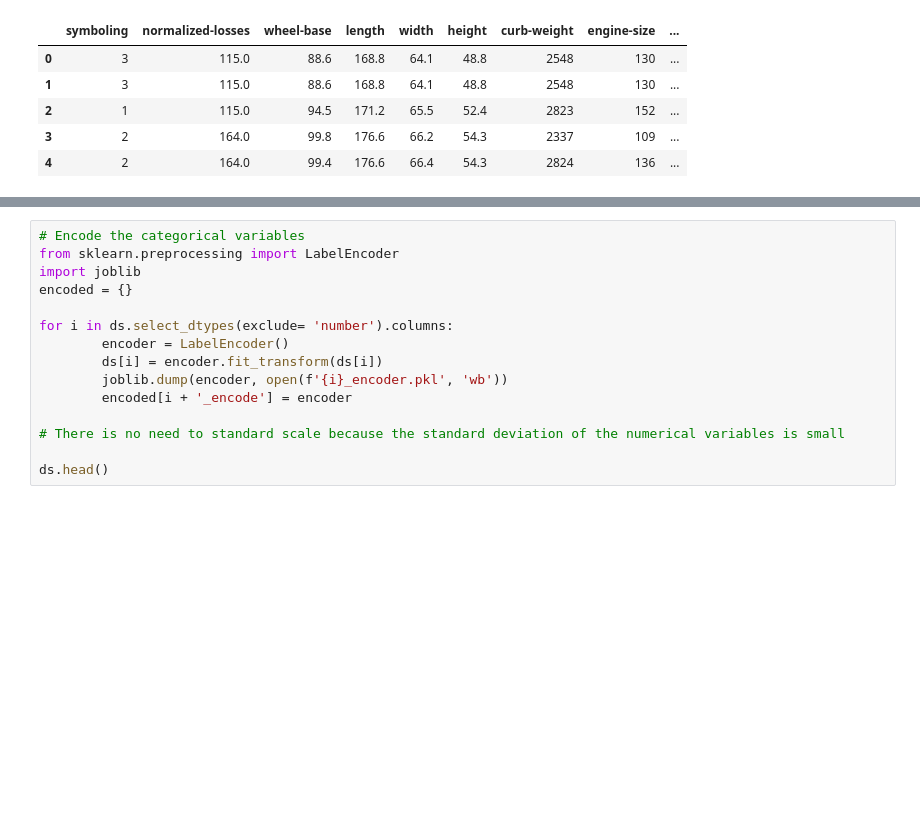
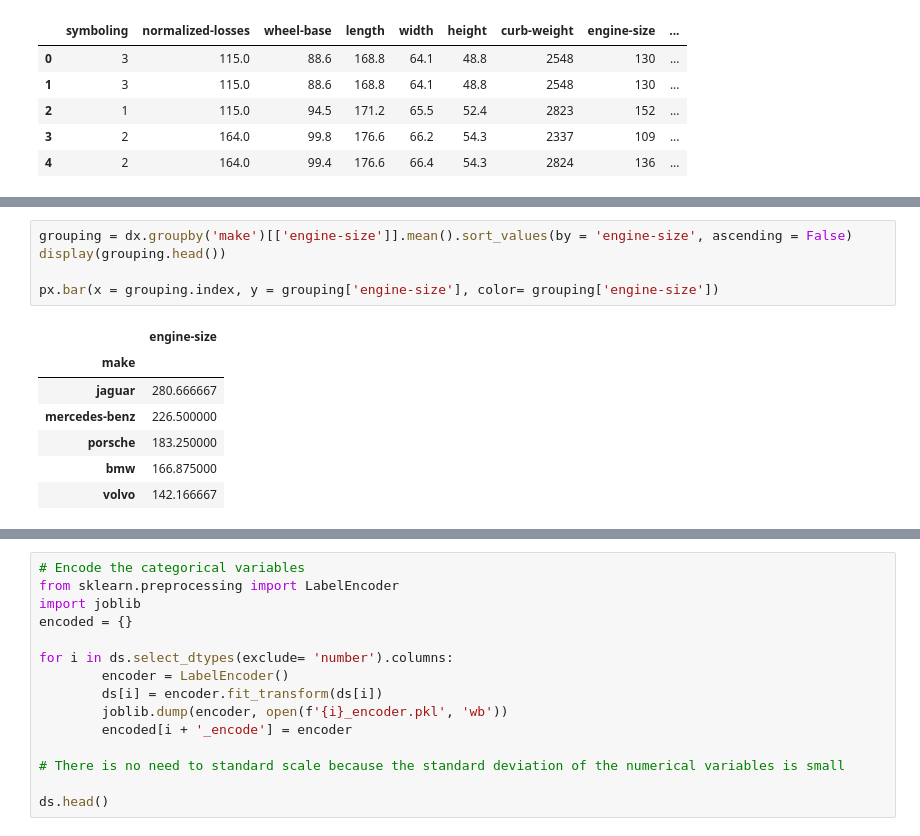
Before and after one commit to zatakerele/CapstoneCarPrice, a Jupyter notebook: automobileproject.ipynb, the cells around one changed output, grey strips where cells are left out. Cells and saved outputs as stored; diff of their text form; blank space fills up the shorter version.

```diff
--- a/automobileproject.ipynb
+++ b/automobileproject.ipynb
@@ -144,0 +181,13 @@ Numerical Dataset
+# %%
+grouping = dx.groupby('make')[['engine-size']].mean().sort_values(by = 'engine-size', ascending = False)
+display(grouping.head())
+
+px.bar(x = grouping.index, y = grouping['engine-size'], color= grouping['engine-size'])
+# %% [output]
+|  | engine-size |
+| make |  |
+| jaguar | 280.666667 |
+| mercedes-benz | 226.500000 |
+| porsche | 183.250000 |
+| bmw | 166.875000 |
+| volvo | 142.166667 |
```
Also changed, not shown: parts of 8 cells of this notebook.
